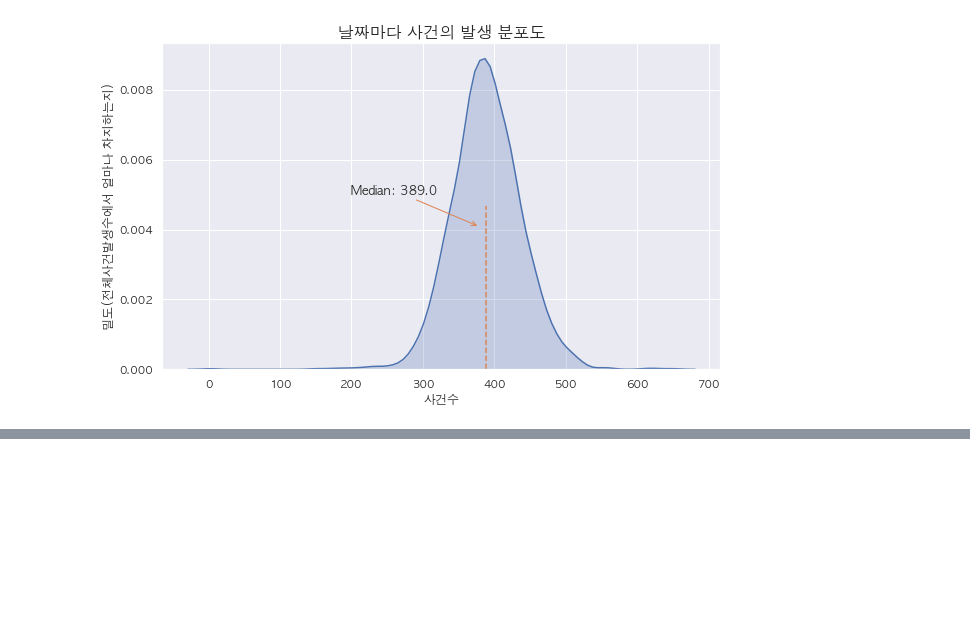
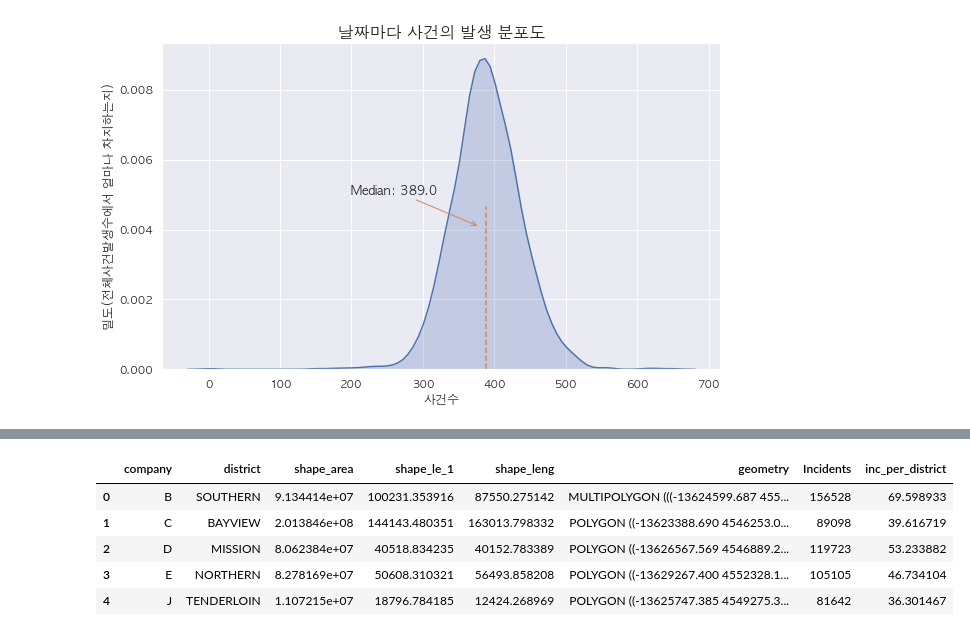
Before and after one commit to young-hun-jo/KaggleStruggle, a Jupyter notebook: sanfrancisco_crime/sanfrancisco_crime_transcription.ipynb, the cells around one changed output, grey strips where cells are left out. Saved outputs shown, nothing was run; the diff lists cells and outputs as text; code cells hidden in the pictures; blank space fills up the shorter version.

```diff
--- a/sanfrancisco_crime/sanfrancisco_crime_transcription.ipynb
+++ b/sanfrancisco_crime/sanfrancisco_crime_transcription.ipynb
@@ -148,0 +210,9 @@ plt.show()
+# %%
+pd_districts.head()
+# %% [output]
+|  | company | district | shape_area | shape_le_1 | shape_leng | geometry | Incidents | inc_per_district |
+| 0 | B | SOUTHERN | 9.134414e+07 | 100231.353916 | 87550.275142 | MULTIPOLYGON (((-13624599.687 455... | 156528 | 69.598933 |
+| 1 | C | BAYVIEW | 2.013846e+08 | 144143.480351 | 163013.798332 | POLYGON ((-13623388.690 4546253.0... | 89098 | 39.616719 |
+| 2 | D | MISSION | 8.062384e+07 | 40518.834235 | 40152.783389 | POLYGON ((-13626567.569 4546889.2... | 119723 | 53.233882 |
+| 3 | E | NORTHERN | 8.278169e+07 | 50608.310321 | 56493.858208 | POLYGON ((-13629267.400 4552328.1... | 105105 | 46.734104 |
+| 4 | J | TENDERLOIN | 1.107215e+07 | 18796.784185 | 12424.268969 | POLYGON ((-13625747.385 4549275.3... | 81642 | 36.301467 |
```
Also changed, not shown: parts of 11 cells of this notebook.
